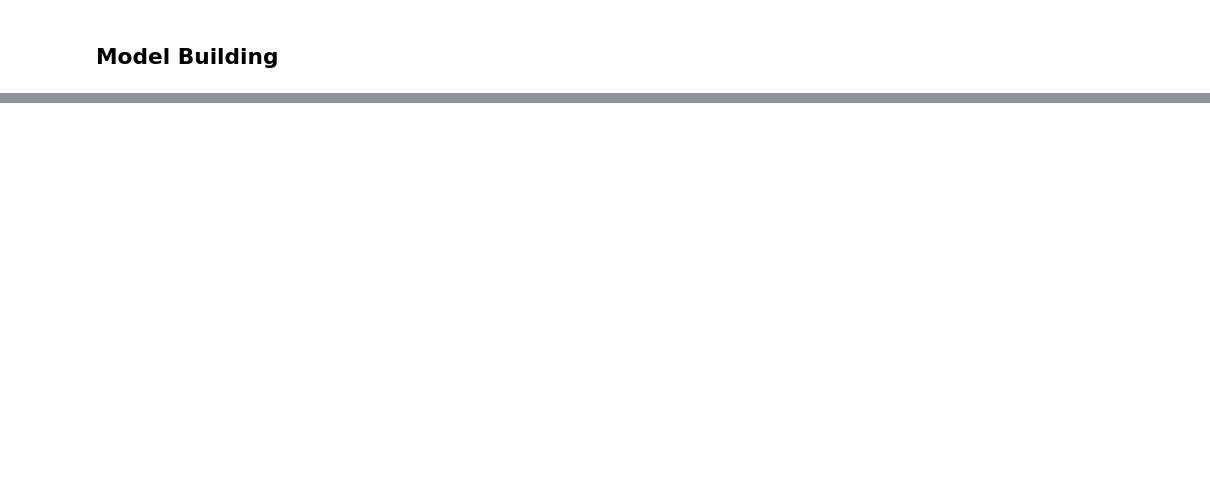
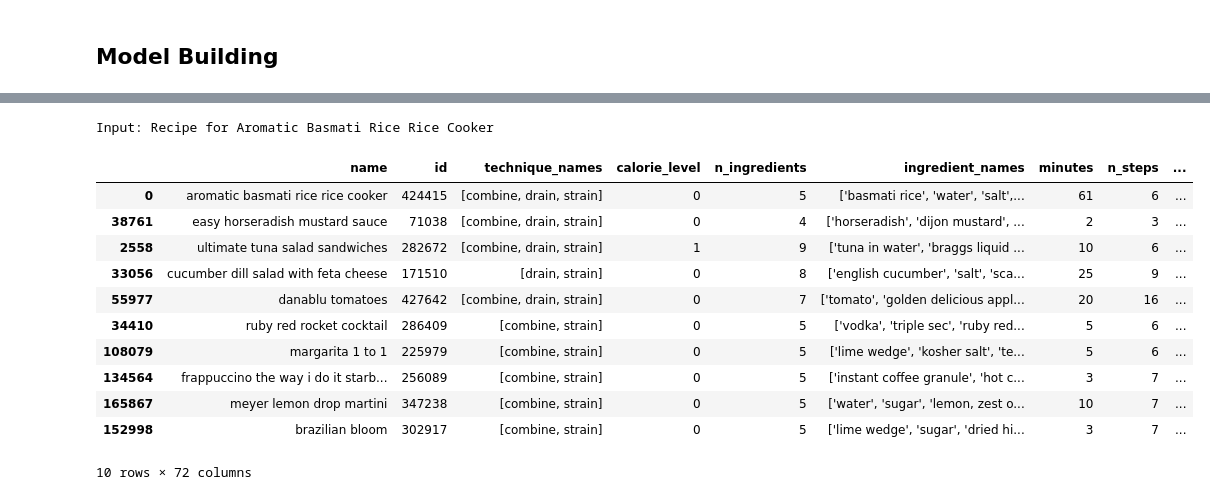
Before and after one commit to AnaqiAmir/FlavorFusion, a Jupyter notebook: knn.ipynb, the cells around one changed output, grey strips where cells are left out. Cells and saved outputs as stored; diff of their text form; code cells hidden in the pictures; blank space fills up the shorter version.

Commit message:
update knn model

```diff
--- a/knn.ipynb
+++ b/knn.ipynb
@@ -130,2 +133,13 @@ recipes
+# %%
+# Convert to lists
+recipes['ingredient_names'] = recipes['ingredient_names'].apply(ast.literal_eval)
+
+# Extract unique values
+ingredient_map = pd.read_csv("data/ingredient_map.csv")
+unique_list = list(set(ingredient_map['ingredient_names']))
+
+# Perform one-hot encoding
+for category in unique_list:
+    recipes[category] = recipes['ingredient_names'].apply(lambda x: 1 if category in x else 0)
 # %% [markdown]
 ## Model Building
@@ -165,0 +146,39 @@ recommended_recipes
+# %%
+# Drop columns
+X = recipes.drop(['name', 'id', 'technique_names', 'ingredient_names'],axis=1)
+
+# Scaling the data
+scaler = StandardScaler()
+X_scaled = scaler.fit_transform(X.values)
+
+# Fit model
+knn = NearestNeighbors(n_neighbors=10)
+knn.fit(X_scaled)
+
+# Find neighbors for "aromatic basmati rice rice cooker"
+user_input = recipes.drop(['name', 'id', 'technique_names', 'ingredient_names'],axis=1).iloc[0].values.reshape(1,-1)
+user_input_scaled = scaler.transform(user_input)
+
+# Apply knn
+distances, indices = knn.kneighbors(user_input_scaled)
+
+# Map indices to original DataFrame
+recommended_recipes = recipes.iloc[indices[0]]
+
+# Display
+print("Input: Recipe for Aromatic Basmati Rice Rice Cooker")
+recommended_recipes
+# %% [output]
+Input: Recipe for Aromatic Basmati Rice Rice Cooker
+|  | name | id | technique_names | calorie_level | n_ingredients | ingredient_names | minutes | n_steps | ... |
+| 0 | aromatic basmati rice rice cooker | 424415 | [combine, drain, strain] | 0 | 5 | ['basmati rice', 'water', 'salt',... | 61 | 6 | ... |
+| 38761 | easy horseradish mustard sauce | 71038 | [combine, drain, strain] | 0 | 4 | ['horseradish', 'dijon mustard', ... | 2 | 3 | ... |
+| 2558 | ultimate tuna salad sandwiches | 282672 | [combine, drain, strain] | 1 | 9 | ['tuna in water', 'braggs liquid ... | 10 | 6 | ... |
+| 33056 | cucumber dill salad with feta cheese | 171510 | [drain, strain] | 0 | 8 | ['english cucumber', 'salt', 'sca... | 25 | 9 | ... |
+| 55977 | danablu tomatoes | 427642 | [combine, drain, strain] | 0 | 7 | ['tomato', 'golden delicious appl... | 20 | 16 | ... |
+| 34410 | ruby red rocket cocktail | 286409 | [combine, strain] | 0 | 5 | ['vodka', 'triple sec', 'ruby red... | 5 | 6 | ... |
+| 108079 | margarita 1 to 1 | 225979 | [combine, strain] | 0 | 5 | ['lime wedge', 'kosher salt', 'te... | 5 | 6 | ... |
+| 134564 | frappuccino the way i do it starb... | 256089 | [combine, strain] | 0 | 5 | ['instant coffee granule', 'hot c... | 3 | 7 | ... |
+| 165867 | meyer lemon drop martini | 347238 | [combine, strain] | 0 | 5 | ['water', 'sugar', 'lemon, zest o... | 10 | 7 | ... |
+| 152998 | brazilian bloom | 302917 | [combine, strain] | 0 | 5 | ['lime wedge', 'sugar', 'dried hi... | 3 | 7 | ... |
+10 rows × 72 columns
```
Also changed, not shown: parts of 3 cells of this notebook.
